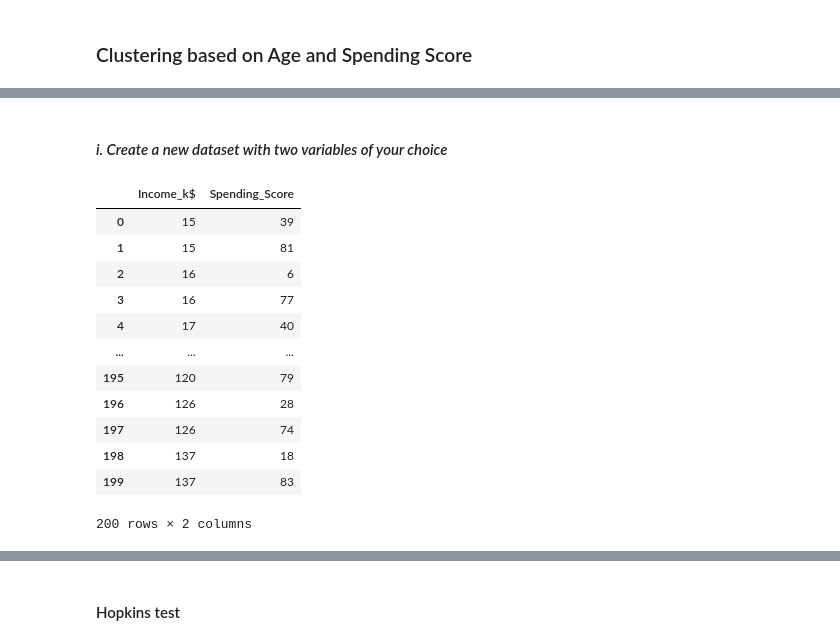
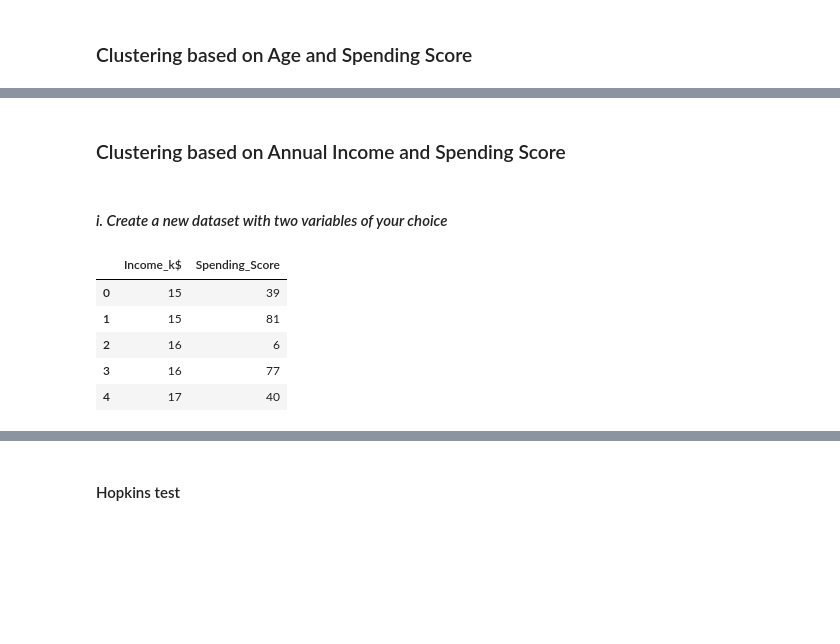
Before and after one commit to habip-bingol/Projects, a Jupyter notebook: ML_Projects/Customer_Segmentation/Cluestering_Analysis_Customers_Segmentation_Project.ipynb, the cells around one changed output, grey strips where cells are left out. Drawn from its saved outputs; the diff is of its cells as text; code cells hidden in the pictures; blank space fills up the shorter version.

```diff
--- a/ML_Projects/Customer_Segmentation/Cluestering_Analysis_Customers_Segmentation_Project.ipynb
+++ b/ML_Projects/Customer_Segmentation/Cluestering_Analysis_Customers_Segmentation_Project.ipynb
@@ -209,3 +332,5 @@ Labeling example:
+# %% [markdown]
+### Clustering based on Annual Income and Spending Score
 # %% [markdown]
 #### *i. Create a new dataset with two variables of your choice*
 # %%
@@ -213,18 +338,11 @@ X = df.copy()
 # %%
 X = X.iloc[:, 2:4]
 # %%
-X
+X.head()
 # %% [output]
 |  | Income_k$ | Spending_Score |
 | 0 | 15 | 39 |
 | 1 | 15 | 81 |
 | 2 | 16 | 6 |
 | 3 | 16 | 77 |
 | 4 | 17 | 40 |
-| ... | ... | ... |
-| 195 | 120 | 79 |
-| 196 | 126 | 28 |
-| 197 | 126 | 74 |
-| 198 | 137 | 18 |
-| 199 | 137 | 83 |
-200 rows × 2 columns
```
Also changed, not shown: parts of 76 cells of this notebook.
